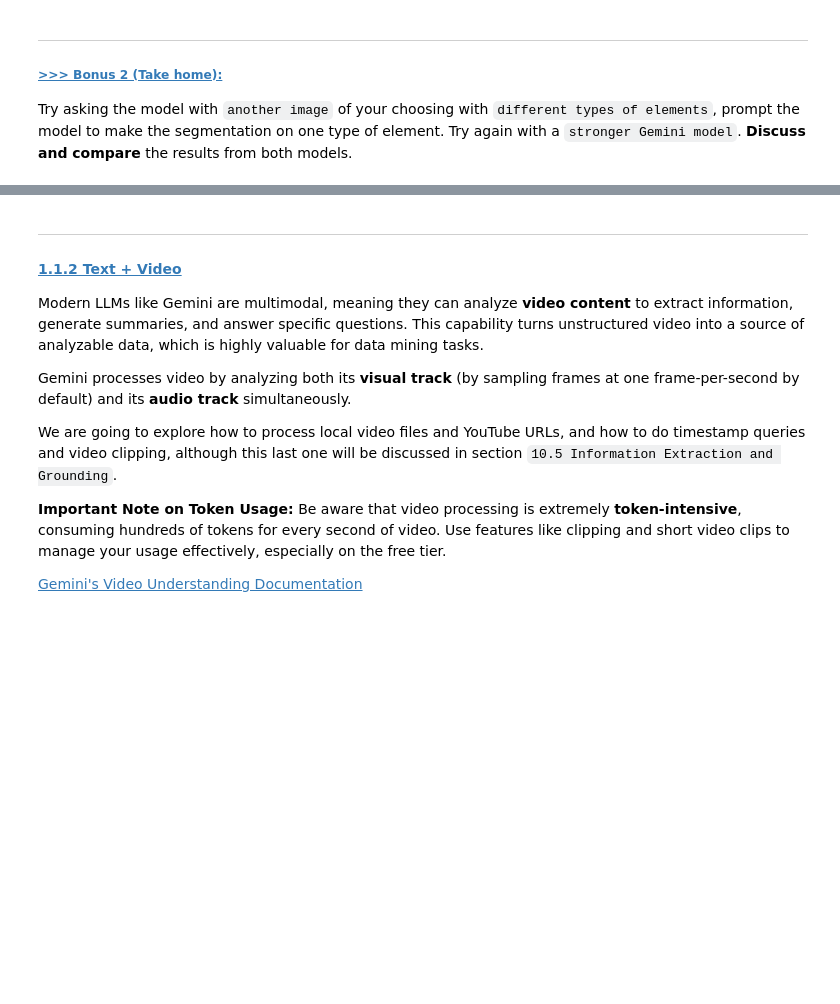
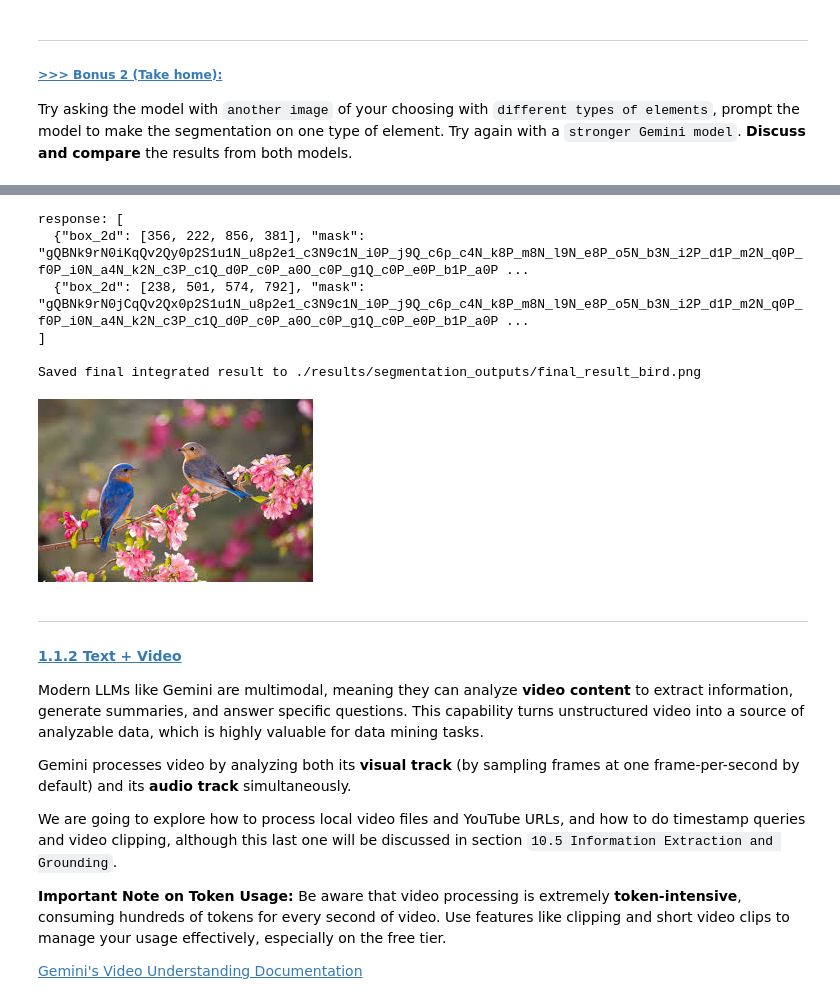
Before and after one commit to j-lee-cob/DM2025-Lab2-Exercise, a Jupyter notebook: DM2025-Lab2-Master-Phase_2_Bonus.ipynb, the cells around one changed output, grey strips where cells are left out. Cells and saved outputs as stored; diff of their text form; code cells hidden in the pictures; blank space fills up the shorter version.

```diff
--- a/DM2025-Lab2-Master-Phase_2_Bonus.ipynb
+++ b/DM2025-Lab2-Master-Phase_2_Bonus.ipynb
@@ -636,0 +596,16 @@ print("Saved JSON to ./results/segmentation_outputs/bird_flash.json and bird_pro
+# %%
+#Comparision
+image_example_4 = "./pics/bird.jpeg"
+items_to_detect = "bird"
+extract_segmentation_masks(image_example_4, items_to_detect, schema=list[Element], model_name="gemini-2.5-flash", output_dir="./results/segmentation_outputs")
+
+from IPython.display import Image as IMG
+IMG(filename='./results/segmentation_outputs/final_result_bird.png')
+# %% [output]
+response: [
+  {"box_2d": [356, 222, 856, 381], "mask": "gQBNk9rN0iKqQv2Qy0p2S1u1N_u8p2e1_c3N9c1N_i0P_j9Q_c6p_c4N_k8P_m8N_l9N_e8P_o5N_b3N_i2P_d1P_m2N_q0P_f0P_i0N_a4N_k2N_c3P_c1Q_d0P_c0P_a0O_c0P_g1Q_c0P_e0P_b1P_a0P ...
+  {"box_2d": [238, 501, 574, 792], "mask": "gQBNk9rN0jCqQv2Qx0p2S1u1N_u8p2e1_c3N9c1N_i0P_j9Q_c6p_c4N_k8P_m8N_l9N_e8P_o5N_b3N_i2P_d1P_m2N_q0P_f0P_i0N_a4N_k2N_c3P_c1Q_d0P_c0P_a0O_c0P_g1Q_c0P_e0P_b1P_a0P ...
+]
+
+Saved final integrated result to ./results/segmentation_outputs/final_result_bird.png
+[figure, added]
```
Also changed, not shown: parts of 4 cells of this notebook, 30 other files.
